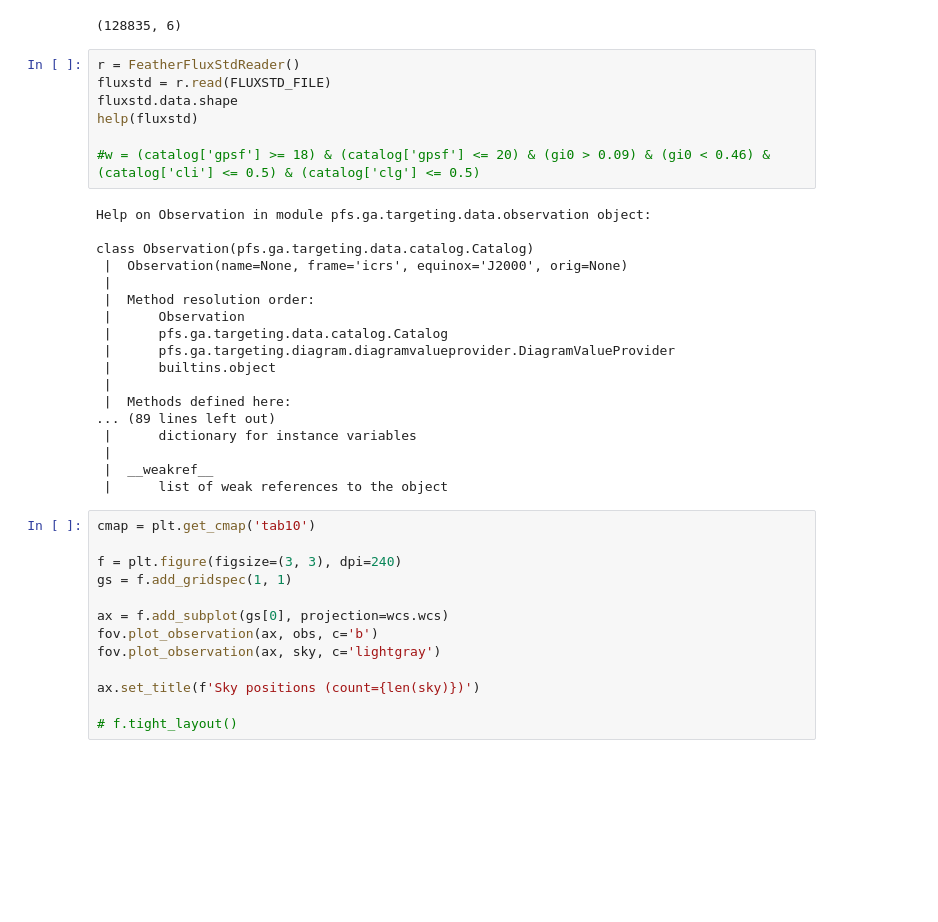
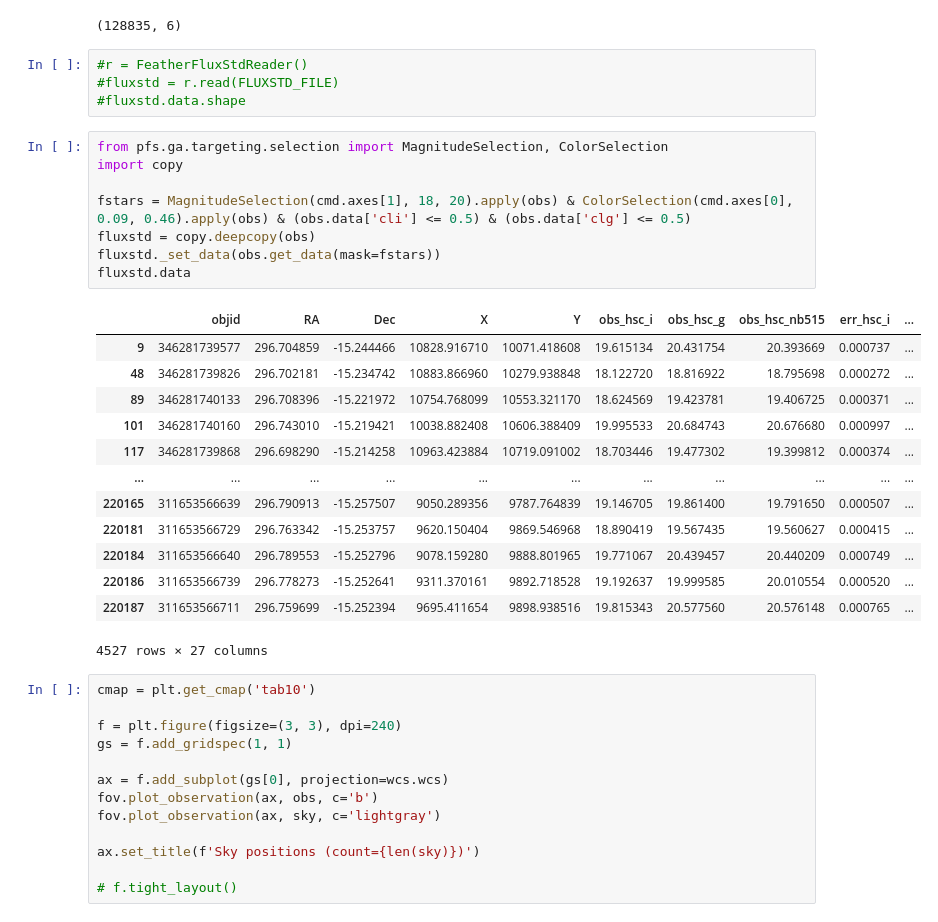
Before and after one commit to Subaru-PFS-GA/ga_targeting, a Jupyter notebook: nb/examples/netflow_n6822.ipynb, the cells around one changed output. Saved outputs shown, nothing was run; the diff lists cells and outputs as text; blank space fills up the shorter version.

```diff
--- a/nb/examples/netflow_n6822.ipynb
+++ b/nb/examples/netflow_n6822.ipynb
@@ -498,31 +501,32 @@ sky = r.read(SKY_FILE)
 sky.data.shape
 # %% [output]
 (128835, 6)
-# %%
-r = FeatherFluxStdReader()
-fluxstd = r.read(FLUXSTD_FILE)
-fluxstd.data.shape
-help(fluxstd)
-
-#w = (catalog['gpsf'] >= 18) & (catalog['gpsf'] <= 20) & (gi0 > 0.09) & (gi0 < 0.46) & (catalog['cli'] <= 0.5) & (catalog['clg'] <= 0.5)
-# %% [output]
-Help on Observation in module pfs.ga.targeting.data.observation object:
-
-class Observation(pfs.ga.targeting.data.catalog.Catalog)
- |  Observation(name=None, frame='icrs', equinox='J2000', orig=None)
- |
- |  Method resolution order:
- |      Observation
- |      pfs.ga.targeting.data.catalog.Catalog
- |      pfs.ga.targeting.diagram.diagramvalueprovider.DiagramValueProvider
- |      builtins.object
- |
- |  Methods defined here:
-... (89 lines left out)
- |      dictionary for instance variables
- |
- |  __weakref__
- |      list of weak references to the object
+# %%
+#r = FeatherFluxStdReader()
+#fluxstd = r.read(FLUXSTD_FILE)
+#fluxstd.data.shape
+# %%
+from pfs.ga.targeting.selection import MagnitudeSelection, ColorSelection
+import copy
+
+fstars = MagnitudeSelection(cmd.axes[1], 18, 20).apply(obs) & ColorSelection(cmd.axes[0], 0.09, 0.46).apply(obs) & (obs.data['cli'] <= 0.5) & (obs.data['clg'] <= 0.5)
+fluxstd = copy.deepcopy(obs)
+fluxstd._set_data(obs.get_data(mask=fstars))
+fluxstd.data
+# %% [output]
+|  | objid | RA | Dec | X | Y | obs_hsc_i | obs_hsc_g | obs_hsc_nb515 | err_hsc_i | ... |
+| 9 | 346281739577 | 296.704859 | -15.244466 | 10828.916710 | 10071.418608 | 19.615134 | 20.431754 | 20.393669 | 0.000737 | ... |
+| 48 | 346281739826 | 296.702181 | -15.234742 | 10883.866960 | 10279.938848 | 18.122720 | 18.816922 | 18.795698 | 0.000272 | ... |
+| 89 | 346281740133 | 296.708396 | -15.221972 | 10754.768099 | 10553.321170 | 18.624569 | 19.423781 | 19.406725 | 0.000371 | ... |
+| 101 | 346281740160 | 296.743010 | -15.219421 | 10038.882408 | 10606.388409 | 19.995533 | 20.684743 | 20.676680 | 0.000997 | ... |
+| 117 | 346281739868 | 296.698290 | -15.214258 | 10963.423884 | 10719.091002 | 18.703446 | 19.477302 | 19.399812 | 0.000374 | ... |
+| ... | ... | ... | ... | ... | ... | ... | ... | ... | ... | ... |
+| 220165 | 311653566639 | 296.790913 | -15.257507 | 9050.289356 | 9787.764839 | 19.146705 | 19.861400 | 19.791650 | 0.000507 | ... |
+| 220181 | 311653566729 | 296.763342 | -15.253757 | 9620.150404 | 9869.546968 | 18.890419 | 19.567435 | 19.560627 | 0.000415 | ... |
+| 220184 | 311653566640 | 296.789553 | -15.252796 | 9078.159280 | 9888.801965 | 19.771067 | 20.439457 | 20.440209 | 0.000749 | ... |
+| 220186 | 311653566739 | 296.778273 | -15.252641 | 9311.370161 | 9892.718528 | 19.192637 | 19.999585 | 20.010554 | 0.000520 | ... |
+| 220187 | 311653566711 | 296.759699 | -15.252394 | 9695.411654 | 9898.938516 | 19.815343 | 20.577560 | 20.576148 | 0.000765 | ... |
+4527 rows × 27 columns
 # %%
 cmap = plt.get_cmap('tab10')
 
```
Also changed, not shown: parts of 30 cells of this notebook.
